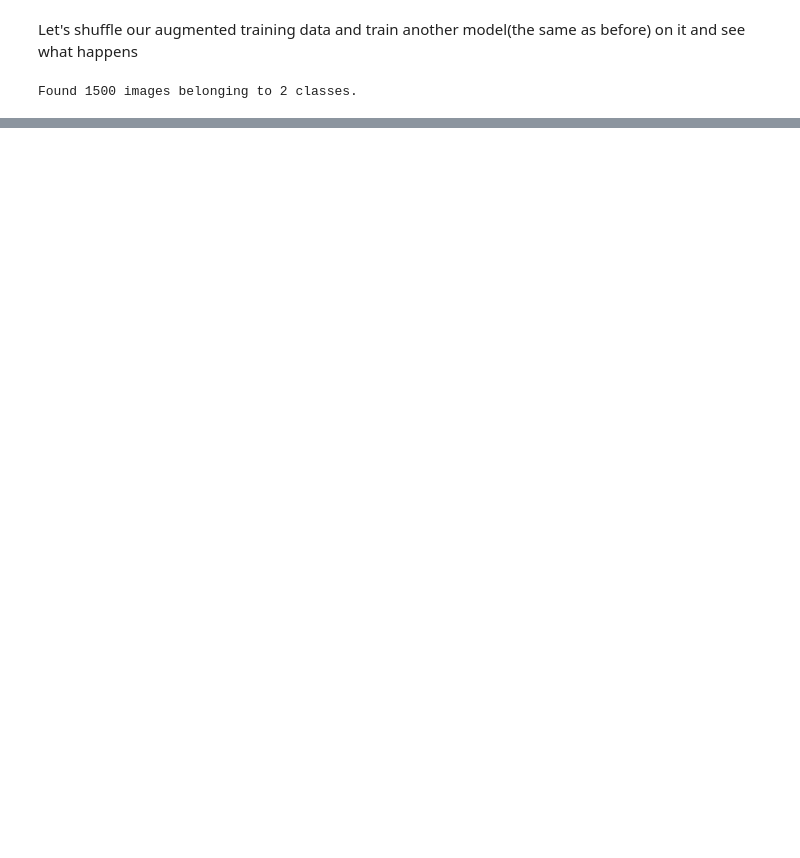
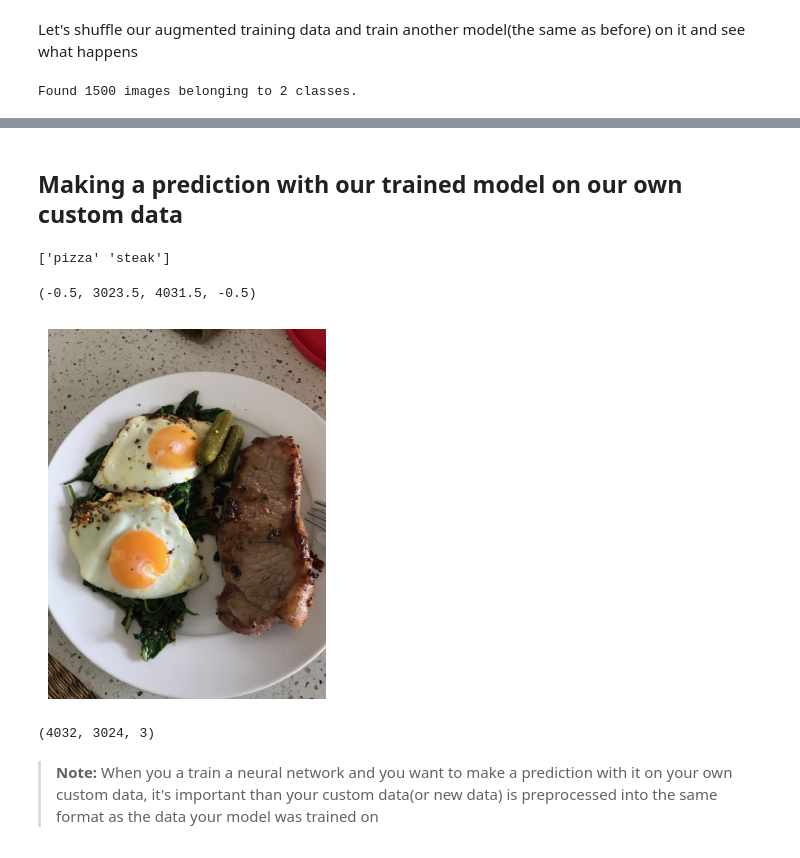
Before and after one commit to saipraneethamvudutha/TensorFlow-Daniel-Brouke, a Jupyter notebook: 03_Convolutional_neural_networks_in_tensorflow.ipynb, the cells around one changed output, grey strips where cells are left out. Cells and saved outputs as stored; diff of their text form; code cells hidden in the pictures; blank space fills up the shorter version.

```diff
--- a/03_Convolutional_neural_networks_in_tensorflow.ipynb
+++ b/03_Convolutional_neural_networks_in_tensorflow.ipynb
@@ -1030,0 +1119,23 @@ plot_loss_curves(history_7)
+# %% [markdown]
+## Making a prediction with our trained model on our own custom data
+# %%
+# Classes we are working with
+print(class_names)
+# %% [output]
+['pizza' 'steak']
+# %%
+import matplotlib.pyplot as plt
+# View our example images
+steak=mpimg.imread(r"C:\Users\vudut\Downloads\03-steak.jpeg")
+plt.imshow(steak)
+plt.axis(False)
+# %% [output]
+(-0.5, 3023.5, 4031.5, -0.5)
+[figure, added]
+# %%
+# Check the shape of our image
+steak.shape
+# %% [output]
+(4032, 3024, 3)
+# %% [markdown]
+> **Note:** When you a train a neural network and you want to make a prediction with it on your own custom data, it's important than your custom data(or new data) is preprocessed into the same format as the data your model was trained on
```
Also changed, not shown: parts of 48 cells of this notebook.
